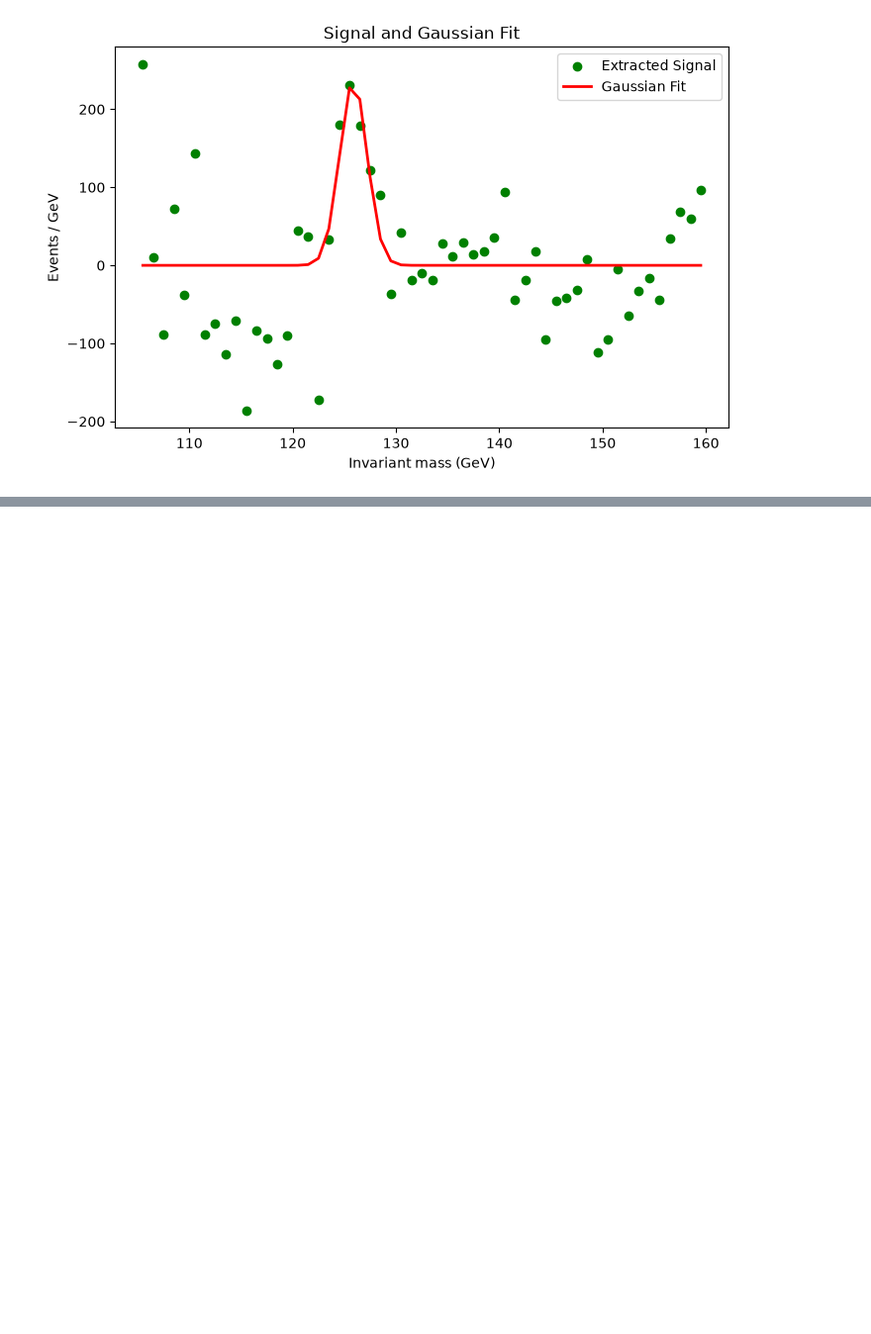
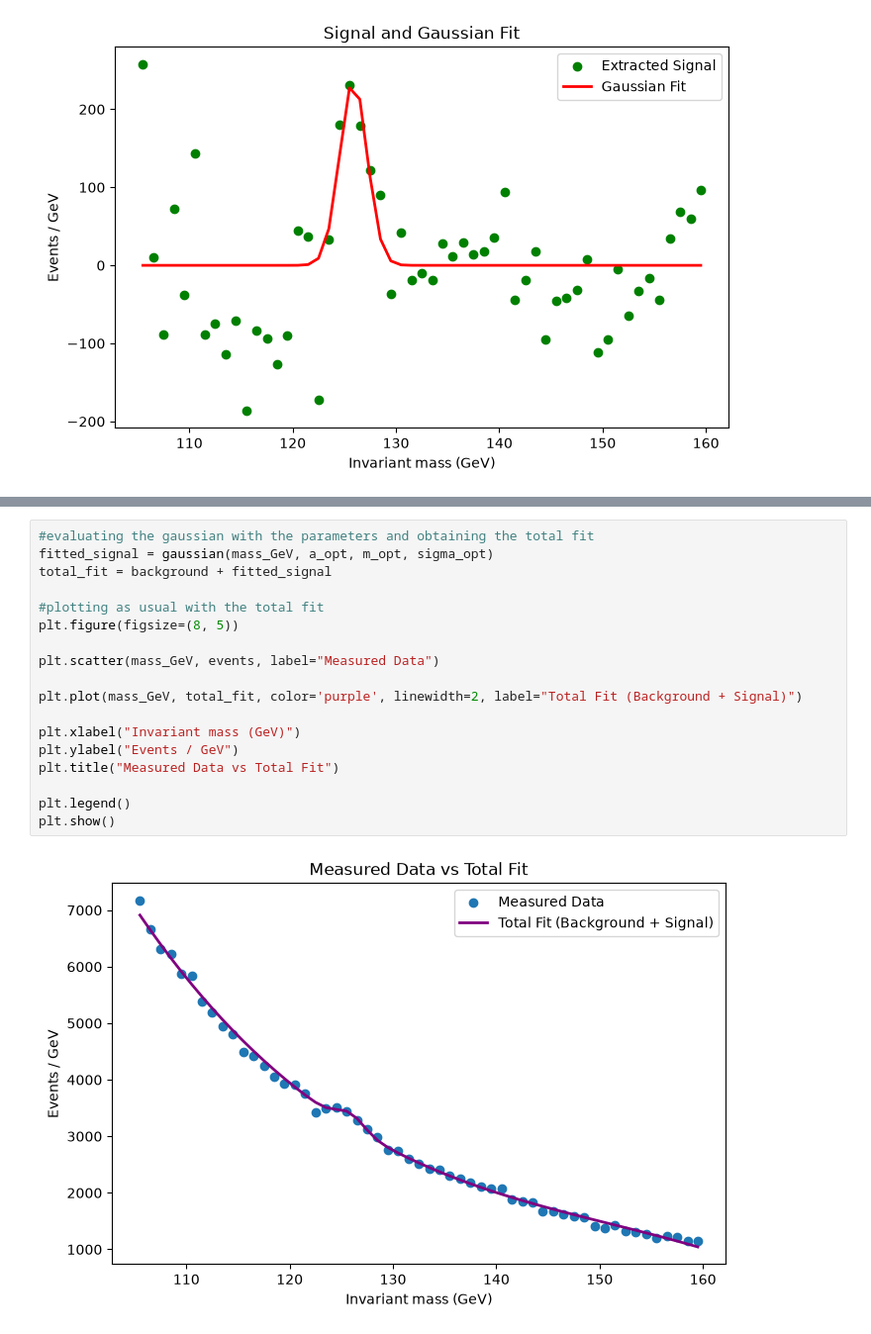
Before and after one commit to taro-py/Numerical-Modeling-on-Python, a Jupyter notebook: assignment1/part1/Neizan_RoggieMartinez_part1.ipynb, the cells around one changed output, grey strips where cells are left out. Shown at 99% size. Saved outputs shown, nothing was run; the diff lists cells and outputs as text; blank space fills up the shorter version.

Commit message:
obtanining the total fit and plotting it with the measured original data

```diff
--- a/assignment1/part1/Neizan_RoggieMartinez_part1.ipynb
+++ b/assignment1/part1/Neizan_RoggieMartinez_part1.ipynb
@@ -166,0 +173,20 @@ plt.show()
+# %%
+#evaluating the gaussian with the parameters and obtaining the total fit
+fitted_signal = gaussian(mass_GeV, a_opt, m_opt, sigma_opt)
+total_fit = background + fitted_signal
+
+#plotting as usual with the total fit
+plt.figure(figsize=(8, 5))
+
+plt.scatter(mass_GeV, events, label="Measured Data")
+
+plt.plot(mass_GeV, total_fit, color='purple', linewidth=2, label="Total Fit (Background + Signal)")
+
+plt.xlabel("Invariant mass (GeV)")
+plt.ylabel("Events / GeV")
+plt.title("Measured Data vs Total Fit")
+
+plt.legend()
+plt.show()
+# %% [output]
+[figure, added]
```
Also changed, not shown: parts of 1 cell of this notebook.
